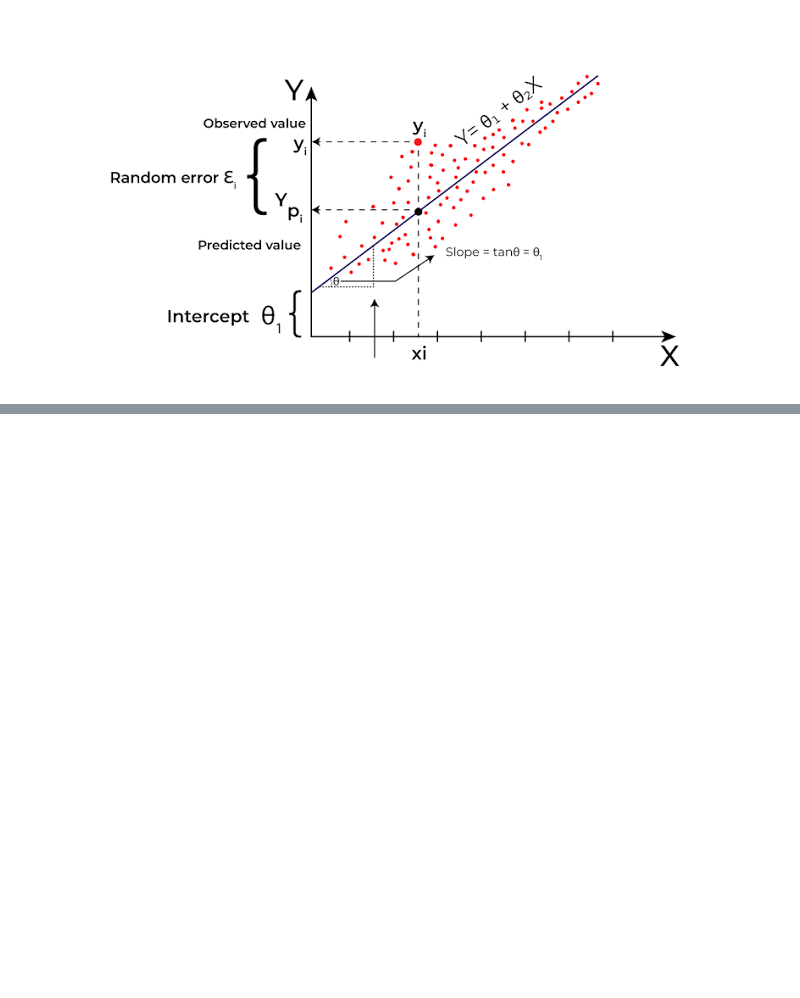
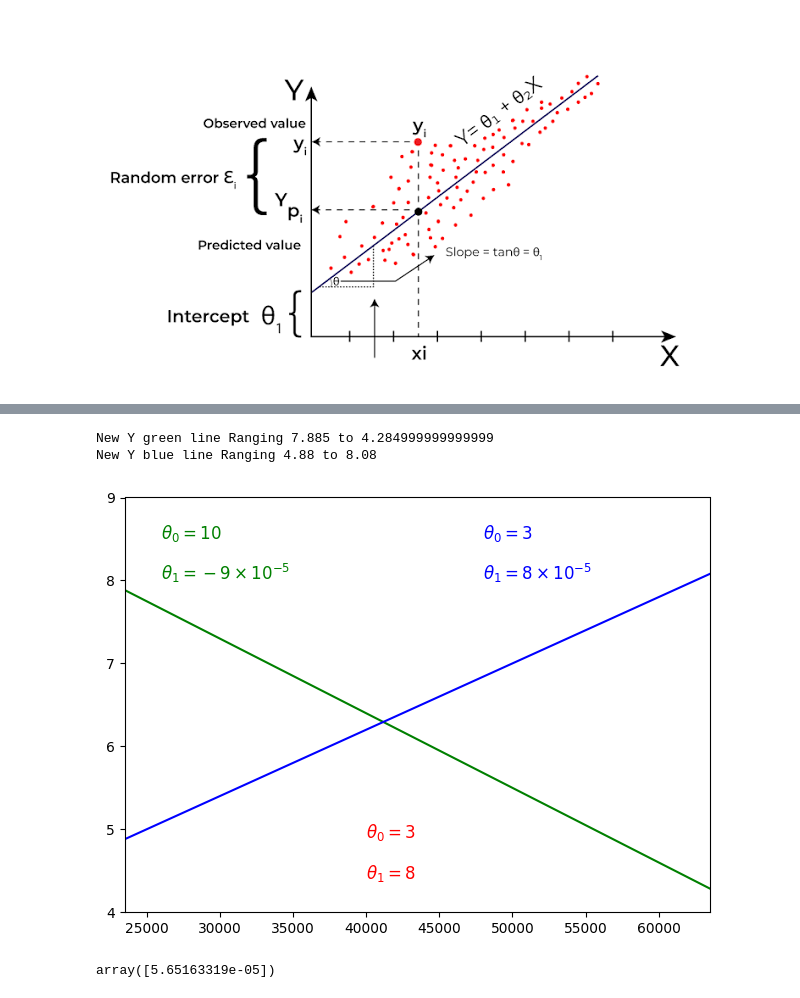
Before and after one commit to shekh-abdullah-ayubi/learn-ML, a Jupyter notebook: ML-fundamentals/01-ML-training.ipynb, the cells around one changed output, grey strips where cells are left out. Drawn from its saved outputs; the diff is of its cells as text; code cells hidden in the pictures; blank space fills up the shorter version.

```diff
--- a/ML-fundamentals/01-ML-training.ipynb
+++ b/ML-fundamentals/01-ML-training.ipynb
@@ -50,0 +251,36 @@ print(model.predict(X_new)) # outputs [[6.30165767]]
+# %%
+plt.text(40_000, 4.9, fr"$\theta_0 = {w1}$", color="r")
+plt.text(40_000, 4.4, fr"$\theta_1 = {w2}$", color="r")
+
+w1, w2 = 10, -9
+print(f'New Y green line Ranging {(w1 + w2 * 1e-5 * X)[0]} to {(w1 + w2 * 1e-5 * X)[-1]}')
+plt.plot(X, w1 + w2 * 1e-5 * X, "g")
+
+plt.text(26_000, 8.5, fr"$\theta_0 = {w1}$", color="g")
+plt.text(26_000, 8.0, fr"$\theta_1 = {w2} \times 10^{{-5}}$", color="g")
+
+w1, w2 = 3, 8
+print(f'New Y blue line Ranging {(w1 + w2 * 1e-5 * X)[0]} to {(w1 + w2 * 1e-5 * X)[-1]}')
+plt.plot(X, w1 + w2 * 1e-5 * X, "b")
+plt.text(48_000, 8.5, fr"$\theta_0 = {w1}$", color="b")
+plt.text(48_000, 8.0, fr"$\theta_1 = {w2} \times 10^{{-5}}$", color="b")
+
+plt.axis([min_gdp, max_gdp, min_life_sat, max_life_sat])
+
+save_fig('tweaking_model_params_plot')
+plt.show()
+# %% [output]
+New Y green line Ranging 7.885 to 4.284999999999999
+New Y blue line Ranging 4.88 to 8.08
+[figure, added]
+# %%
+from sklearn import linear_model
+
+X_sample = country_stats[[gdppc_col]].values
+y_sample = country_stats[[lifesat_col]].values
+
+lin1 = linear_model.LinearRegression()
+lin1.fit(X_sample, y_sample)
+lin1.coef_[0]
+# %% [output]
+array([5.65163319e-05])
```
Also changed, not shown: parts of 26 cells of this notebook, 5 other files.
